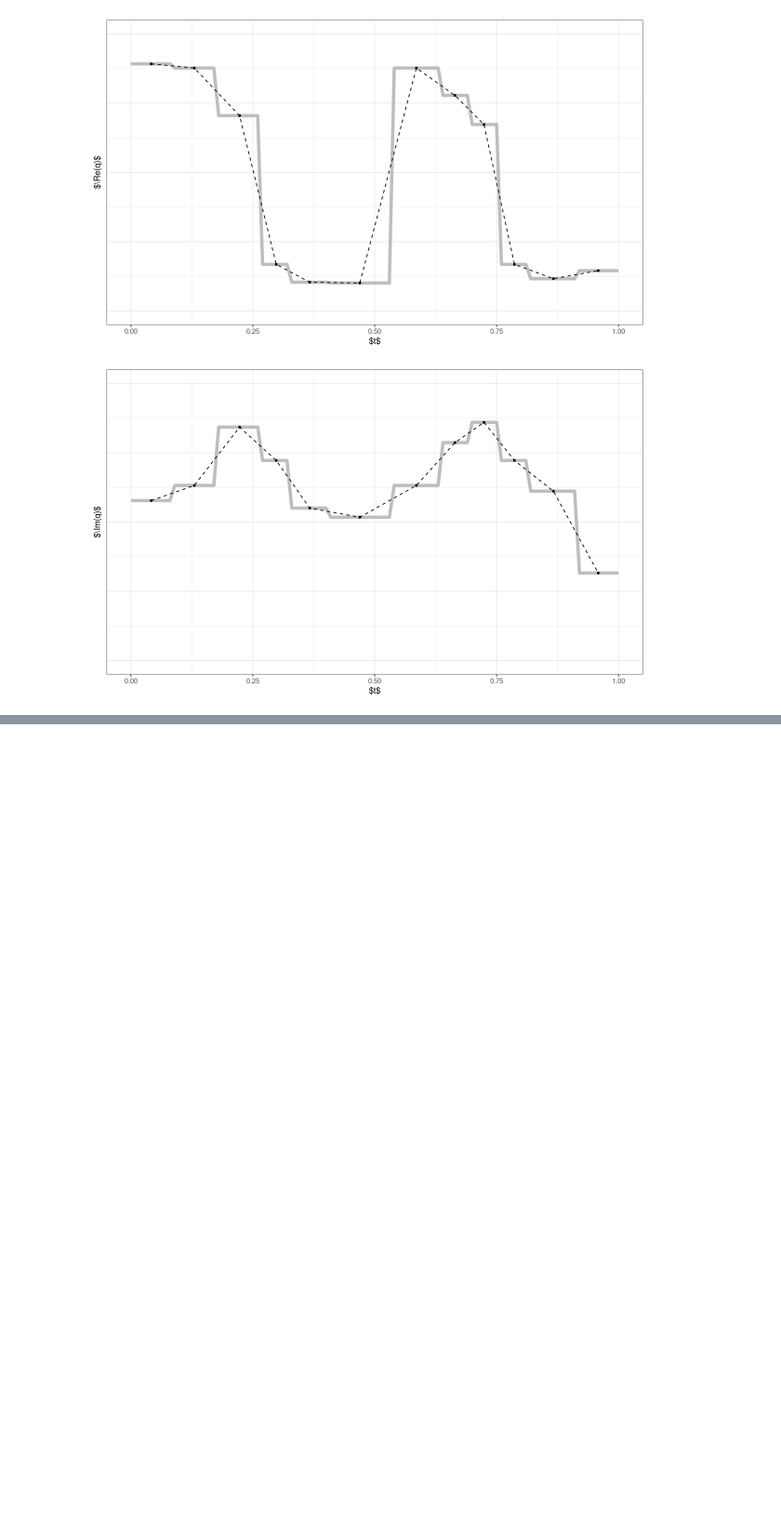
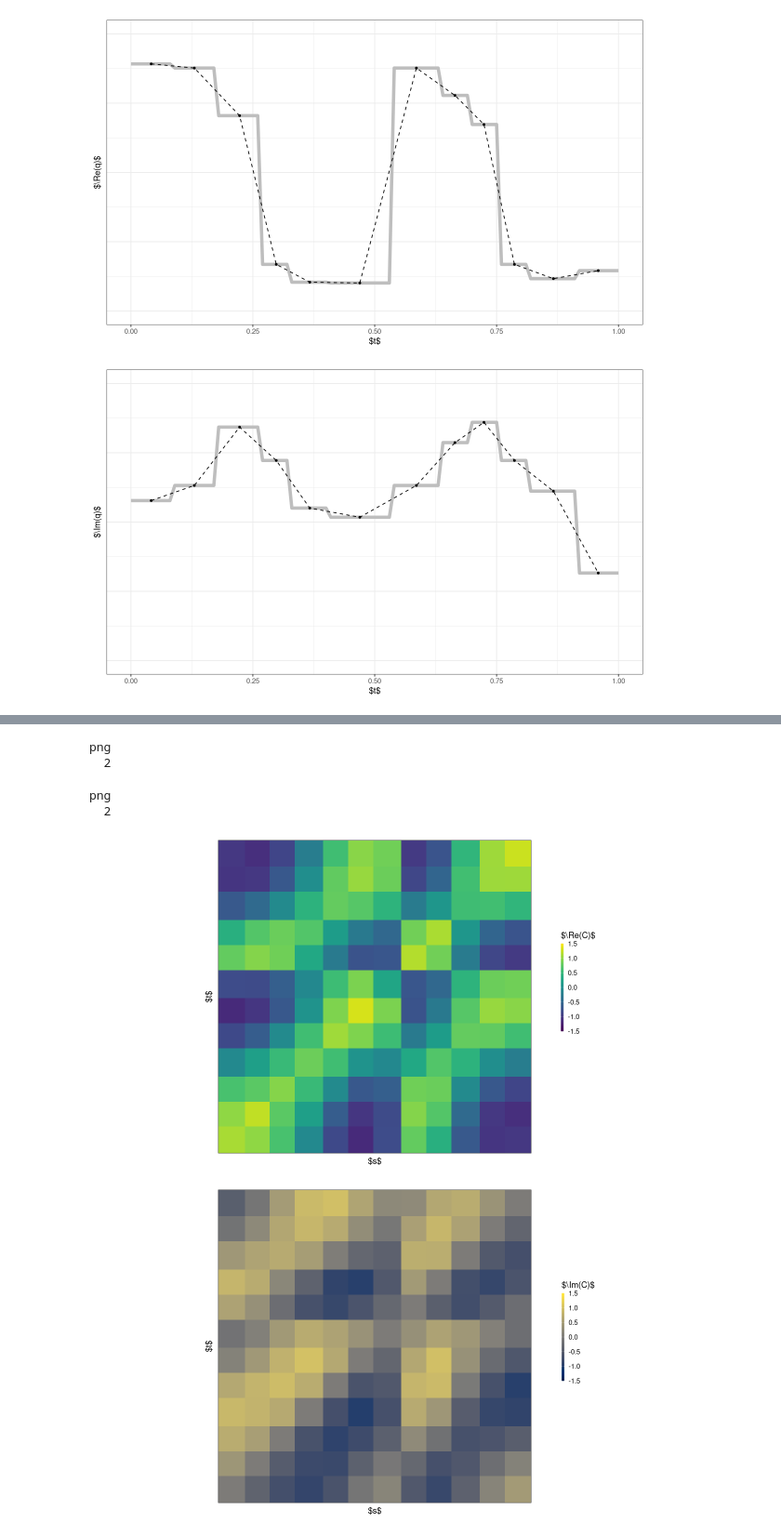
Before and after one commit to mpff/masterthesis, a Jupyter notebook: notebooks/Thesis_Plots.ipynb, the cells around one changed output, grey strips where cells are left out. Shown at 93% size. Drawn from its saved outputs; the diff is of its cells as text; code cells hidden in the pictures; blank space fills up the shorter version.

```diff
--- a/notebooks/Thesis_Plots.ipynb
+++ b/notebooks/Thesis_Plots.ipynb
@@ -703 +751,64 @@ png
+# %%
+p.covR.poly <- ggplot(cov.poly, aes(s,t,z=re)) +
+    geom_raster(aes(fill = re)) +
+    scale_fill_viridis(option="viridis", limits = c(-1.5, 1.5)) +
+    #geom_contour(color="white", size=0.5, alpha = 0.5, bins = 8) +
+    labs(x = "$s$", y = "$t$", fill="$\\Re(C)$") +
+    theme_thesis() +
+    theme(
+        legend.key.height = unit(0.8, 'cm'),
+        legend.key.width = unit(0.125, 'cm'),
+        legend.position = c(1.15, 0.55),
+        axis.ticks.x = element_blank(),
+        axis.ticks.y = element_blank(),
+        axis.text.x = element_blank(),
+        axis.text.y = element_blank()
+    ) +
+    coord_fixed(xlim = c(0,1), ylim = c(0, 1), expand = 0)
+
+p.covI.poly <- ggplot(cov.poly, aes(s,t,z=im)) +
+    geom_raster(aes(fill = im)) +
+    scale_fill_viridis(option="cividis", limits = c(-1.5, 1.5)) +
+    #geom_contour(color="white", size=0.5, alpha=0.5, bins = 8) +
+    labs(x = "$s$", y = "$t$", fill="$\\Im(C)$") +
+    theme_thesis() +
+    theme(
+        legend.key.height = unit(0.8, 'cm'),
+        legend.key.width = unit(0.125, 'cm'),
+        legend.position = c(1.15, 0.55),
+        axis.ticks.x = element_blank(),
+        axis.ticks.y = element_blank(),
+        axis.text.x = element_blank(),
+        axis.text.y = element_blank()
+    ) +
+    coord_fixed(xlim = c(0,1), ylim = c(0, 1), expand = 0)
+
+
+fname = "../tex/graphics/3-cov-poly-re.tex"
+tikzDevice::tikz(file = "../tex/graphics/3-cov-poly-re.tex", width = 3.2, height = 2.5)
+print(p.covR.poly)
+dev.off()
+lines <- readLines(con="../tex/graphics/3-cov-poly-re.tex")
+lines <- lines[-which(grepl("\\path\\[clip\\]*", lines,perl=F))]
+lines <- lines[-which(grepl("\\path\\[use as bounding box*", lines,perl=F))]
+writeLines(lines,con="../tex/graphics/3-cov-poly-re.tex")
+
+fname = "../tex/graphics/3-cov-poly-im.tex"
+tikzDevice::tikz(file = fname, width = 3.2, height = 2.5)
+print(p.covI.poly)
+dev.off()
+lines <- readLines(con=fname)
+lines <- lines[-which(grepl("\\path\\[clip\\]*", lines,perl=F))]
+lines <- lines[-which(grepl("\\path\\[use as bounding box*", lines,perl=F))]
+writeLines(lines,con=fname)
+
+plot(p.covR.poly)
+plot(p.covI.poly)
+# %% [output]
+png
+  2
+png
+  2
+[figure, added]
+[figure, added]
 # %%
```
Also changed, not shown: parts of 13 cells of this notebook, 19 other files.
